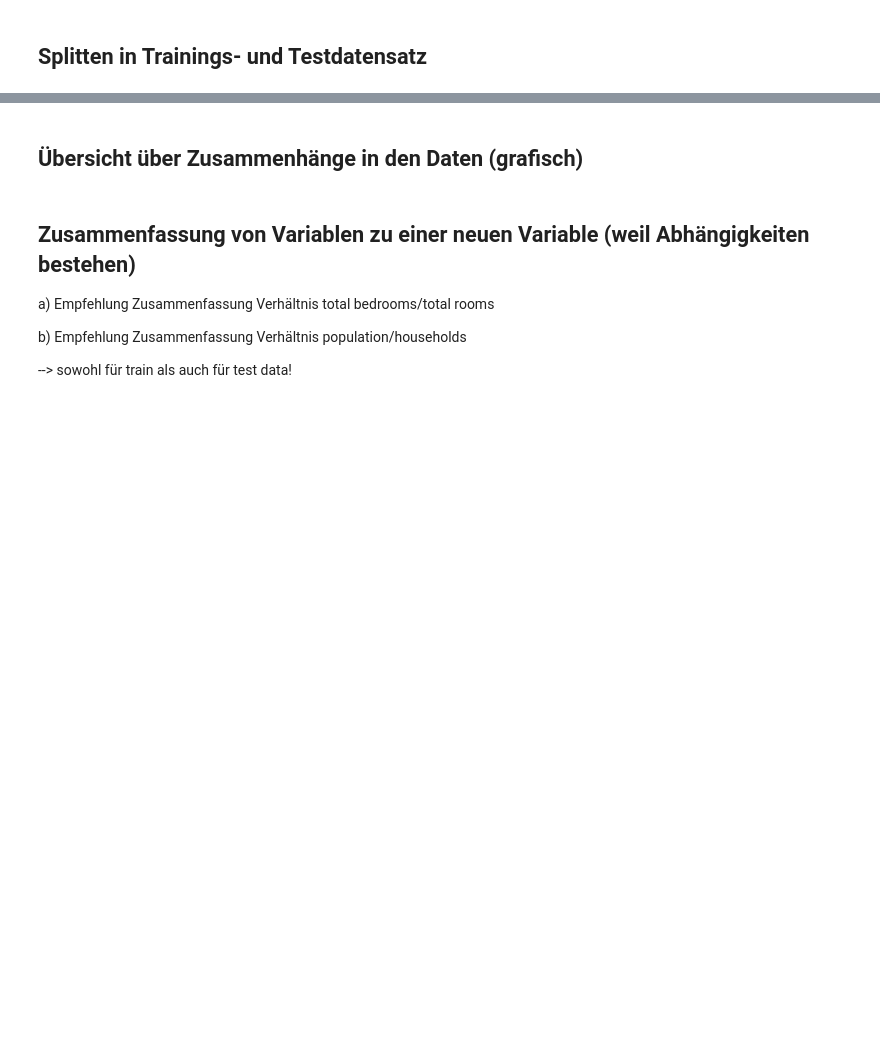
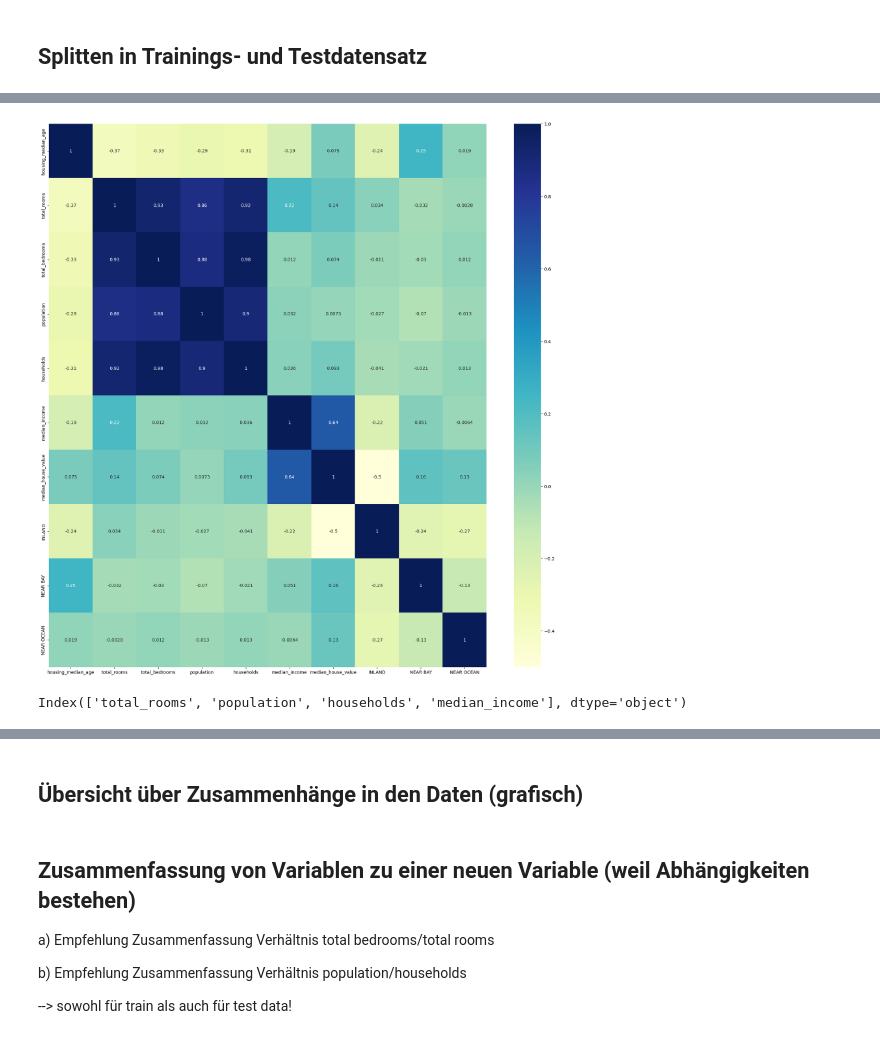
Before and after one commit to laetusFlow/housingCali, a Jupyter notebook: housing_task.ipynb, the cells around one changed output, grey strips where cells are left out. Cells and saved outputs as stored; diff of their text form; code cells hidden in the pictures; blank space fills up the shorter version.

```diff
--- a/housing_task.ipynb
+++ b/housing_task.ipynb
@@ -288,3 +244,6 @@ Für Island gibt es zuwenig Werte, als das wir das als Kategorie tatsächlich be
-# %%
-df_train = df_train.drop(filter_df_by_proximity(df_train, "ISLAND").index)
-df_test = df_test.drop(filter_df_by_proximity(df_test, "ISLAND").index)
+# %%
+scaler = MinMaxScaler()
+num_vars = ['housing_median_age', 'total_rooms', 'total_bedrooms', 'population',
+       'households', 'median_income', 'median_house_value',]
+df_train[num_vars] = scaler.fit_transform(df_train[num_vars])
+df_train.head()
@@ -290,0 +257,9 @@ df_test = df_test.drop(filter_df_by_proximity(df_test, "ISLAND").index)
+# %%
+# KorrelationsHeatmap
+plt.figure(figsize = (22, 22))
+sns.heatmap(df_train.corr(), annot = True, cmap="YlGnBu")
+plt.show()
+# zeigt,dass vor allem income mit house value korreliert.
+# Aber das soll ja RFE herausfinden (?).
+# %% [output]
+[figure, added]
@@ -290,0 +271,11 @@ df_test = df_test.drop(filter_df_by_proximity(df_test, "ISLAND").index)
+# %%
+lm = LinearRegression()
+lm.fit(X_train,y_train)
+rfe = RFE(
+    lm,
+    # n_features_to_select=3
+    )
+rfe = rfe.fit(X_train, y_train)
+X_train.columns[rfe.support_]
+# %% [output]
+Index(['total_rooms', 'population', 'households', 'median_income'], dtype='object')
```
Also changed, not shown: parts of 30 cells of this notebook, 2 other files.
